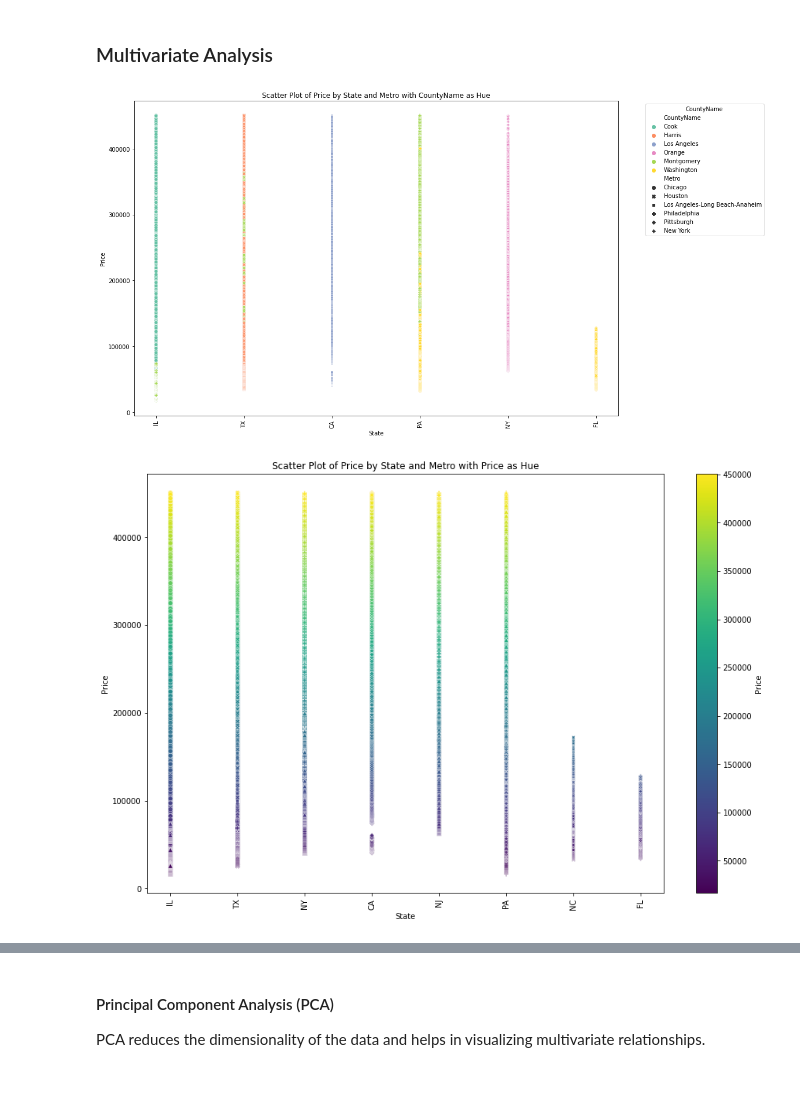
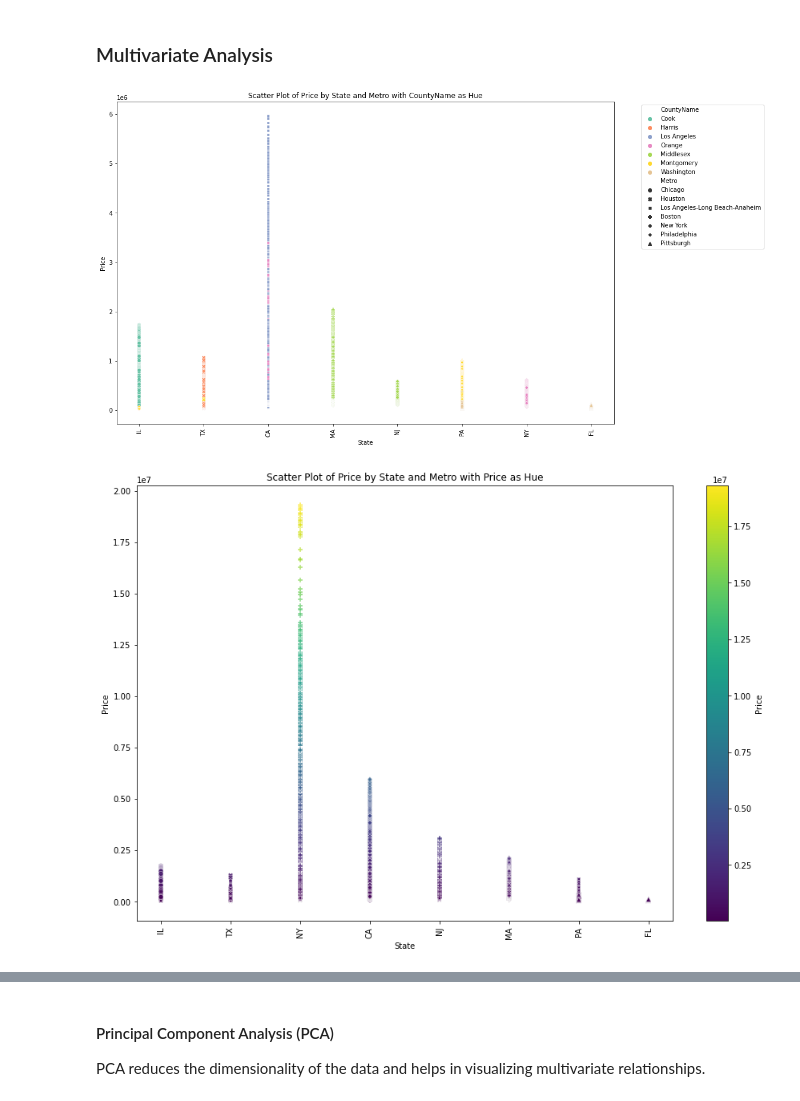
Before and after one commit to KirigoY/Group1_Phase4_Project, a Jupyter notebook: starter_notebook.ipynb, the cells around one changed output, grey strips where cells are left out. Saved outputs shown, nothing was run; the diff lists cells and outputs as text; code cells hidden in the pictures.

```diff
--- a/starter_notebook.ipynb
+++ b/starter_notebook.ipynb
@@ -616,5 +512,5 @@ Name: Price, dtype: float64
 # %%
-df = df_clean
+df = df_long
 df
 # %% [output]
 |  | RegionID | RegionName | City | State | Metro | CountyName | SizeRank | Price |
@@ -981,23 +775,23 @@ Model Building: Use the insights from this analysis to build predictive models,
 # %%
 # To avoid overcrowding the plot, we can filter the data to include only the top categories
 top_states = df['State'].value_counts().index[:10]  # Top 10 states
 top_metros = df['Metro'].value_counts().index[:10]  # Top 10 metros
 top_counties = df['CountyName'].value_counts().index[:10]  # Top 10 counties
 
 # Filter the dataframe
 df_filtered = df[df['State'].isin(top_states) & df['Metro'].isin(top_metros) & df['CountyName'].isin(top_counties)]
 
 # Plot Price against State and Metro with CountyName as hue
 plt.figure(figsize=(15, 10))
 sns.scatterplot(data=df_filtered, x='State', y='Price', hue='CountyName', style='Metro', palette='Set2')
 plt.title('Scatter Plot of Price by State and Metro with CountyName as Hue')
 plt.xlabel('State')
 plt.ylabel('Price')
 plt.xticks(rotation=90)  # Rotate x-axis labels for better readability
-plt.legend(title='CountyName', bbox_to_anchor=(1.05, 1), loc='upper left')  # Place the legend outside the plot
+plt.legend(bbox_to_anchor=(1.05, 1), loc='upper left')  # Place the legend outside the plot
 plt.show()
 # %% [output]
-[figure, old version]
+[figure, new version]
 # %%
 # To avoid overcrowding the plot, we can filter the data to include only the top categories
 top_states = df['State'].value_counts().index[:10]  # Top 10 states
@@ -1023,7 +817,7 @@ plt.colorbar(sm, label='Price')
 
 plt.show()
 # %% [output]
-[figure, old version]
+[figure, new version]
 # %%
 # To avoid overcrowding the plot, we can filter the data to include only the top categories
 top_states = df['State'].value_counts().index[:5]  # Top 10 states
```
Also changed, not shown: parts of 53 cells of this notebook.
